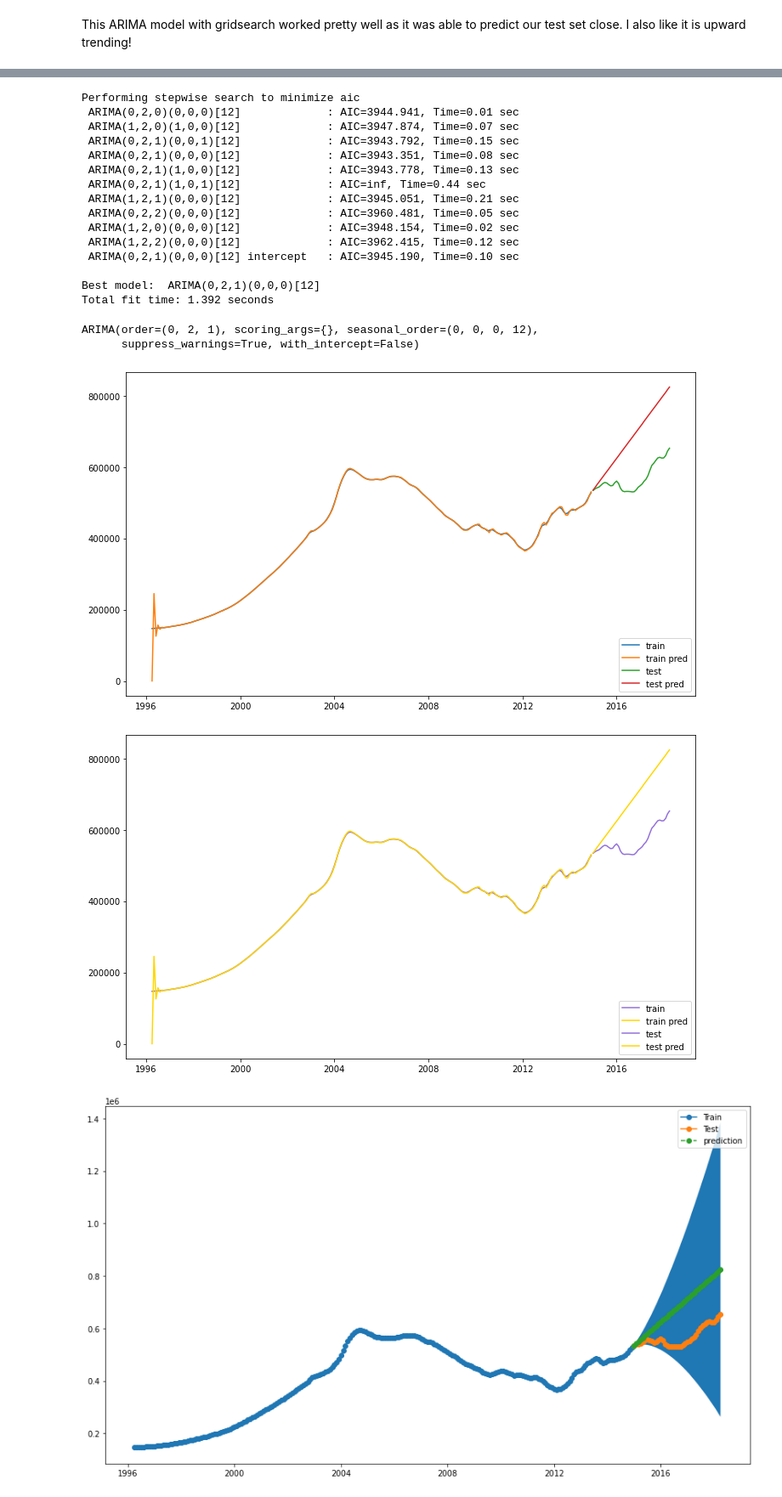
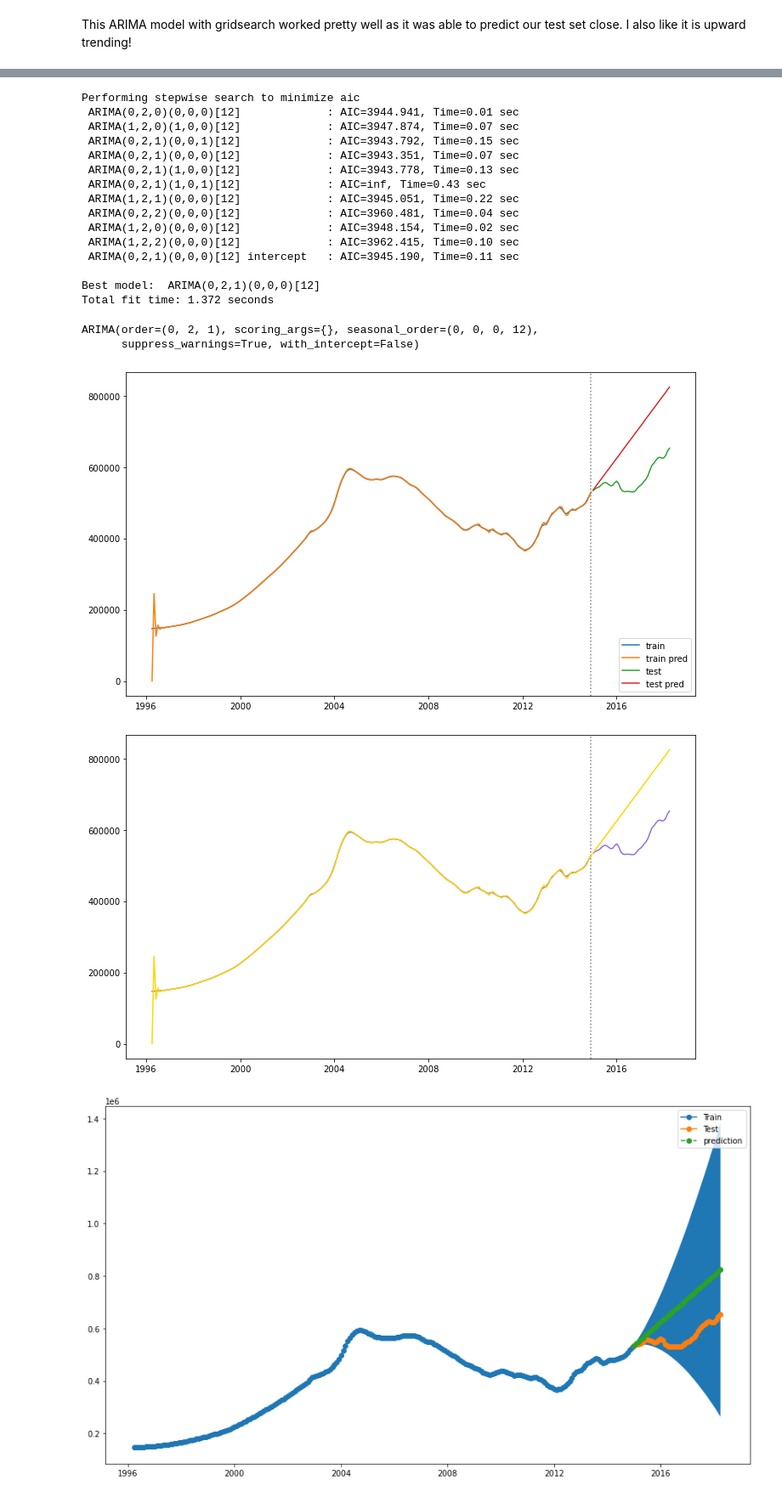
Before and after one commit to jennifernha/Zillow-Time-Series, a Jupyter notebook: Zillow-Times-Series.ipynb, the cells around one changed output, grey strips where cells are left out. Shown at 85% size. Saved outputs shown, nothing was run; the diff lists cells and outputs as text; code cells hidden in the pictures.

```diff
--- a/Zillow-Times-Series.ipynb
+++ b/Zillow-Times-Series.ipynb
@@ -427,5 +427,5 @@ ts_df.head()
 | 1996-07-01 | 148100.0 | 186900.0 | 173500.0 | 160800.0 | 174000.0 | 220900.0 | 183300.0 | 144500.0 | 182200.0 | 200600.0 |
 | 1996-08-01 | 148500.0 | 186500.0 | 173600.0 | 160200.0 | 175100.0 | 220000.0 | 184300.0 | 144600.0 | 182100.0 | 200200.0 |
 # %%
-zip_1 = ziplist[0]
+ts_92101 = ts_df[ziplist[0]].copy()
 # %%
@@ -439,12 +439,12 @@ plt.show()
 ### Train-Test Split
 # %%
 train_size = 0.85
-split_idx = round(len(ts_zip1)* train_size)
+split_idx = round(len(ts_92101)* train_size)
 split_idx
 
 ## Split
-train = ts_zip1.iloc[:split_idx]
-test = ts_zip1.iloc[split_idx:]
+train = ts_92101.iloc[:split_idx]
+test = ts_92101.iloc[split_idx:]
 
 ## Visualize split
 # Looking at big city dataset as an example
@@ -457,7 +457,7 @@ ax.set_title('Train-Test Split for Zipcode 92101');
 # %% [markdown]
 ## Model 1: Random Walk Model
 # %%
-train = ts_zip1.iloc[:split_idx]
+train = ts_92101.iloc[:split_idx]
 random_walk = train.shift(1)
 
 fig,ax = plt.subplots(figsize=(15,6))
@@ -621,17 +621,17 @@ Performing stepwise search to minimize aic
  ARIMA(0,2,0)(0,0,0)[12]             : AIC=3944.941, Time=0.01 sec
  ARIMA(1,2,0)(1,0,0)[12]             : AIC=3947.874, Time=0.07 sec
  ARIMA(0,2,1)(0,0,1)[12]             : AIC=3943.792, Time=0.15 sec
- ARIMA(0,2,1)(0,0,0)[12]             : AIC=3943.351, Time=0.08 sec
+ ARIMA(0,2,1)(0,0,0)[12]             : AIC=3943.351, Time=0.07 sec
  ARIMA(0,2,1)(1,0,0)[12]             : AIC=3943.778, Time=0.13 sec
- ARIMA(0,2,1)(1,0,1)[12]             : AIC=inf, Time=0.44 sec
- ARIMA(1,2,1)(0,0,0)[12]             : AIC=3945.051, Time=0.21 sec
- ARIMA(0,2,2)(0,0,0)[12]             : AIC=3960.481, Time=0.05 sec
+ ARIMA(0,2,1)(1,0,1)[12]             : AIC=inf, Time=0.43 sec
+ ARIMA(1,2,1)(0,0,0)[12]             : AIC=3945.051, Time=0.22 sec
+ ARIMA(0,2,2)(0,0,0)[12]             : AIC=3960.481, Time=0.04 sec
  ARIMA(1,2,0)(0,0,0)[12]             : AIC=3948.154, Time=0.02 sec
- ARIMA(1,2,2)(0,0,0)[12]             : AIC=3962.415, Time=0.12 sec
- ARIMA(0,2,1)(0,0,0)[12] intercept   : AIC=3945.190, Time=0.10 sec
+ ARIMA(1,2,2)(0,0,0)[12]             : AIC=3962.415, Time=0.10 sec
+ ARIMA(0,2,1)(0,0,0)[12] intercept   : AIC=3945.190, Time=0.11 sec
 
 Best model:  ARIMA(0,2,1)(0,0,0)[12]
-Total fit time: 1.392 seconds
+Total fit time: 1.372 seconds
 ARIMA(order=(0, 2, 1), scoring_args={}, seasonal_order=(0, 0, 0, 12),
       suppress_warnings=True, with_intercept=False)
 # %%
@@ -646,22 +646,23 @@ train_pred = sarimax_model.predict(typ='levels')
 test_pred = sarimax_model.predict(start=test.index[0], end=test.index[-1], typ='levels')
 
 fig,ax=plt.subplots(figsize=(12,7))
+ax.axvline(train.index[-1], ls=':', color='grey')
 ax.plot(train, label='train');
 ax.plot(train_pred, label='train pred')
 ax.plot(test, label='test')
 ax.plot(test_pred, label='test pred')
 ax.legend(loc='lower right');
 # %% [output]
-[figure, old version]
+[figure, new version]
 # %%
 fig,ax=plt.subplots(figsize=(12,7))
+ax.axvline(train.index[-1], ls=':', color ='grey')
 ax.plot(train, label='train', c='mediumpurple')
 ax.plot(train_pred, label='train pred', c='gold')
 ax.plot(test, label='test', c='mediumpurple')
-ax.plot(test_pred, label='test pred',c='gold')
-ax.legend(loc='lower right');
+ax.plot(test_pred, label='test pred',c='gold');
 # %% [output]
-[figure, old version]
+[figure, new version]
 # %%
 forecast = sarimax_model.get_forecast(steps=len(test))
 pred_df = forecast_to_df(forecast,ziplist[0])
```
Also changed, not shown: parts of 93 cells of this notebook.
